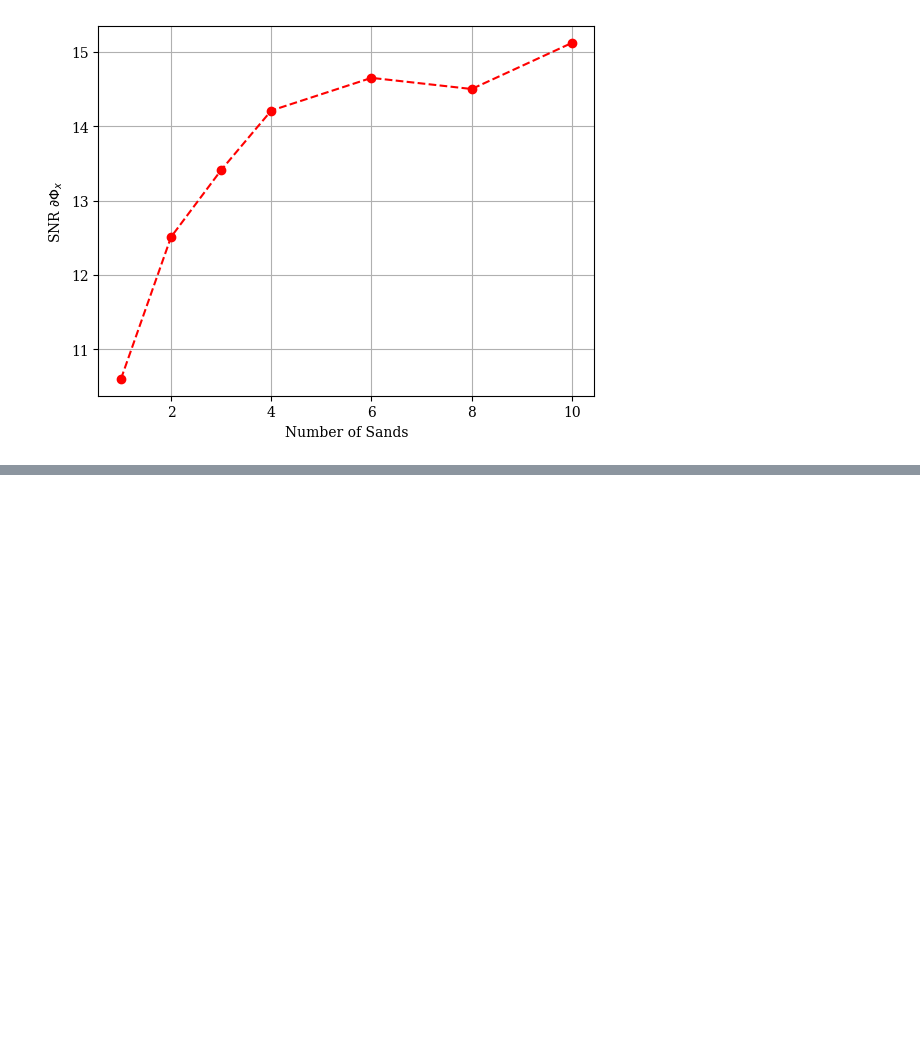
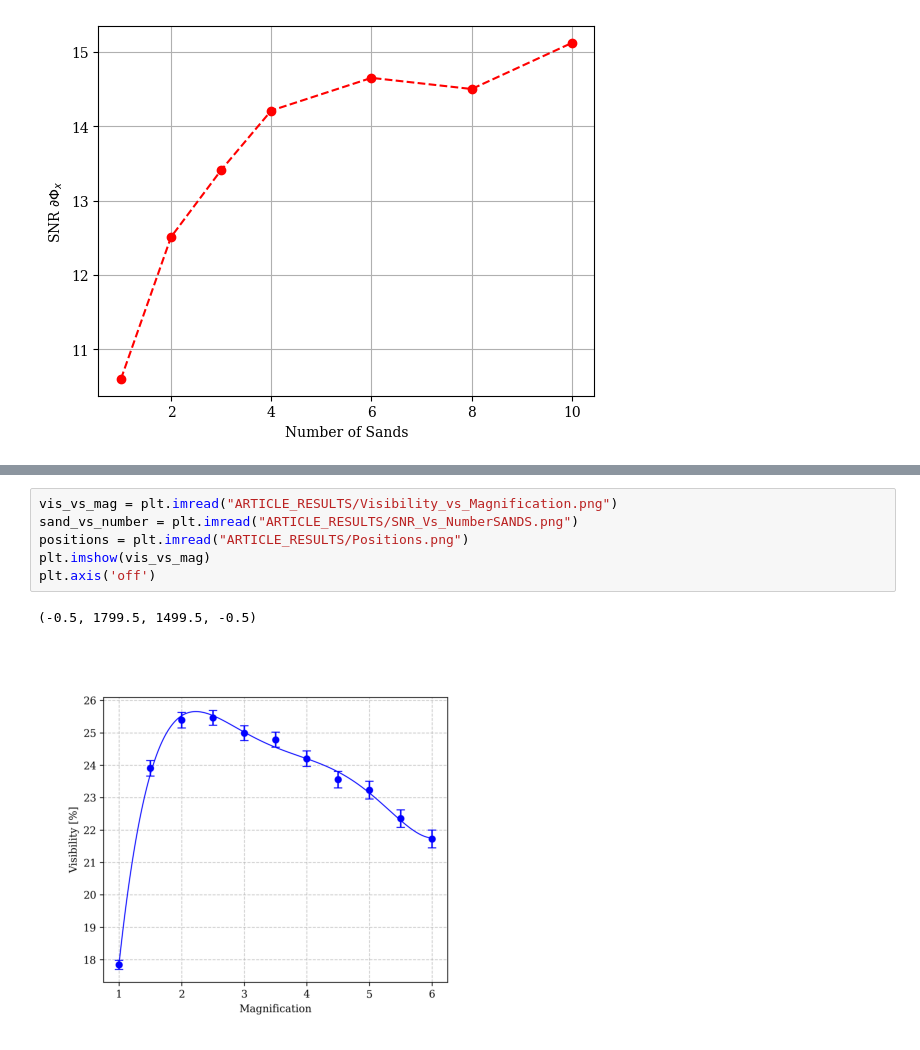
Before and after one commit to roshak1197/FSZ_Study, a Jupyter notebook: Vis_plot.ipynb, the cells around one changed output, grey strips where cells are left out. Cells and saved outputs as stored; diff of their text form; blank space fills up the shorter version.

```diff
--- a/Vis_plot.ipynb
+++ b/Vis_plot.ipynb
@@ -299,0 +293,9 @@ plt.savefig("ARTICLE_RESULTS/Positions.pdf", format="pdf", bbox_inches="tight")
+# %%
+vis_vs_mag = plt.imread("ARTICLE_RESULTS/Visibility_vs_Magnification.png")
+sand_vs_number = plt.imread("ARTICLE_RESULTS/SNR_Vs_NumberSANDS.png")
+positions = plt.imread("ARTICLE_RESULTS/Positions.png")
+plt.imshow(vis_vs_mag)
+plt.axis('off')
+# %% [output]
+(-0.5, 1799.5, 1499.5, -0.5)
+[figure, added]
```
Also changed, not shown: parts of 8 cells of this notebook, 6 other files.
